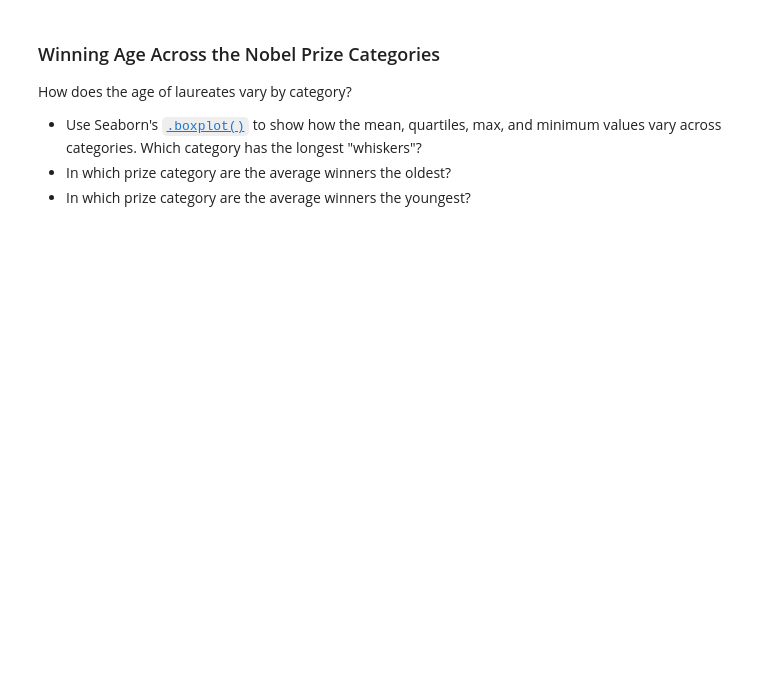
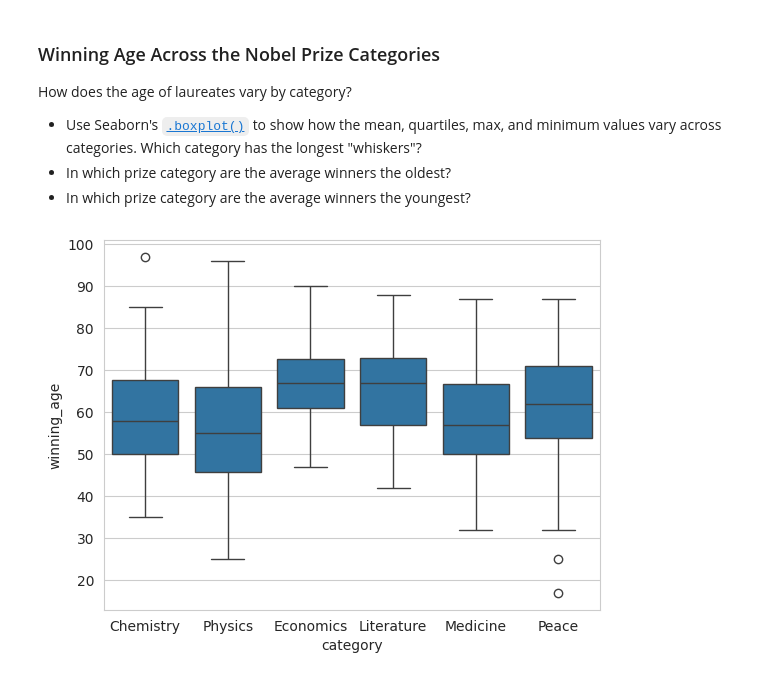
Before and after one commit to DamiTheCraftyPythonista/Data-Analysis-example-project-Nobel-Price, a Jupyter notebook: Nobel_Prize_Analysis_(start).ipynb, the cells around one changed output. Cells and saved outputs as stored; diff of their text form; code cells hidden in the pictures; blank space fills up the shorter version.

```diff
--- a/Nobel_Prize_Analysis_(start).ipynb
+++ b/Nobel_Prize_Analysis_(start).ipynb
@@ -899,3 +835,10 @@ How does the age of laureates vary by category?
 * Use Seaborn's [`.boxplot()`](https://seaborn.pydata.org/generated/seaborn.boxplot.html?highlight=boxplot#seaborn.boxplot) to show how the mean, quartiles, max, and minimum values vary across categories. Which category has the longest "whiskers"?
 * In which prize category are the average winners the oldest?
 * In which prize category are the average winners the youngest?
+# %%
+with sns.axes_style('whitegrid'):
+  sns.boxplot(df_data_ages, x='category', y='winning_age')
+
+plt.show()
+# %% [output]
+[figure, added]
```
Also changed, not shown: parts of 16 cells of this notebook.
